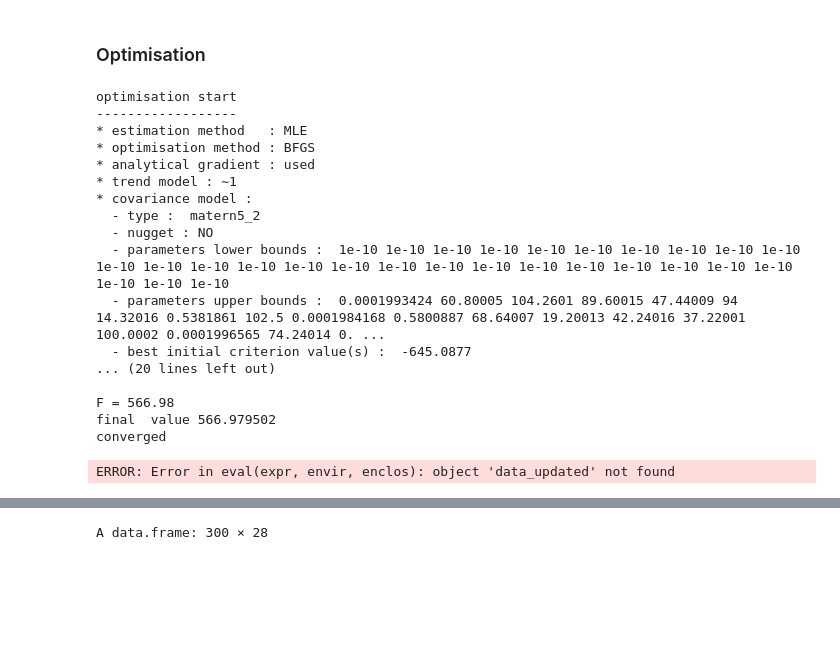
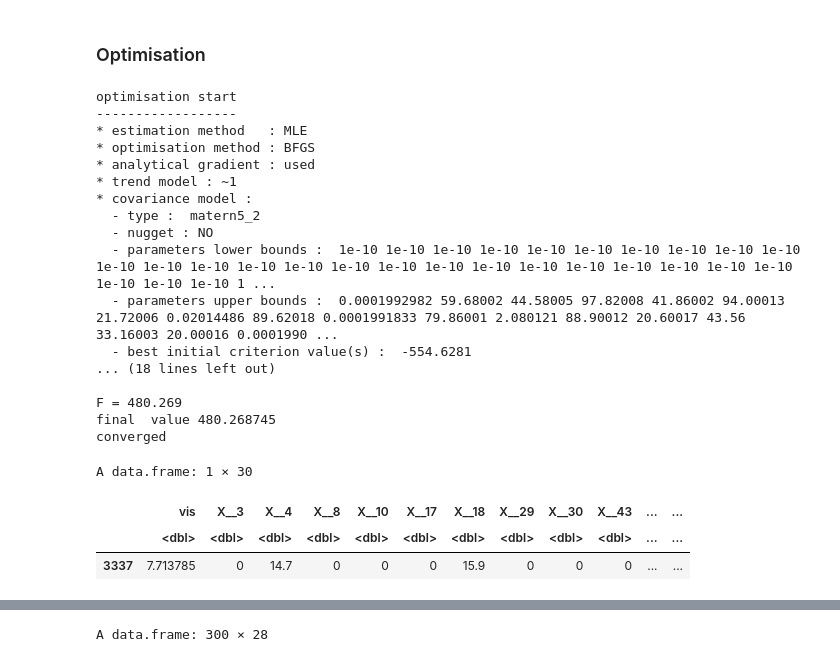
Before and after one commit to supetite/Projet-IPPON, a Jupyter notebook: Target - IMSE.ipynb, the cells around one changed output, grey strips where cells are left out. Cells and saved outputs as stored; diff of their text form; code cells hidden in the pictures; blank space fills up the shorter version.

```diff
--- a/Target - IMSE.ipynb
+++ b/Target - IMSE.ipynb
@@ -75,12 +71,12 @@ Warning message:
 # %%
 #t-IMSE STANDARD APPLIQUEE AUX DONNEES
 
-x = data[1:60,1:116]
+x = data[1:60,2:116]
 data_reduced = data[1:120,1:116]
 #des = data_reduced[c(-1)]
-shape = c(dim(data_reduced))
+shape = c(dim(data_reduced[,c(-1)]))
 noise = matrix(runif(prod(shape),min = 0.00000001,max = 0.00000002), nrow = 120)
-mod = km(formula = ~1, design = data_reduced + noise, response = data_reduced[1])
+mod = km(formula = ~1, design = data_reduced[,c(-1)] + noise, response = data_reduced[1])
 tmse_optim(x, model = mod, T = 400)
 # %% [output]
 optimisation start
@@ -114,12 +110,12 @@ converged
 Au lieu d'utiliser la fonction **tmse_optim** standard, il nous faut considerer les contraintes du simplex
 # %%
 # Initialize randomly data by index
-d = 20 #Nombre de variables gardées par Lasso
+d = 29 #Nombre de variables gardées par Lasso
 n_init = d*10
-index = sample(1:nrow(data_AIC_log),n_init)
-data_AIC_reduced = data_AIC_log[index, ] #Prendre aleatoirement n_init observations
+index = sample(1:nrow(data_lasso_log),n_init)
+data_lasso_reduced = data_lasso_log[index, ] #Prendre aleatoirement n_init observations
 
-X = data_AIC_reduced[,c(-1)]
+X = data_lasso_reduced[,c(-1)]
 # %%
 #simulation de x unifome sur [0,1] et la somme egale à 1
 simul <- function(d)
@@ -270,8 +268,7 @@ print(tmse(d,mod,T=400))
 ### Optimisation
 # %%
 #Modele initial
-noise = matrix(runif(prod(dim(X)),min = 0.0001,max = 0.0002), nrow = nrow(X))
-m0 = km(formula = ~1, design = X + noise, response = data_lasso_reduced[1],)
+m0 = km(formula = ~1, design = data_lasso_reduced[,c(-1)] + noise, response = data_lasso_reduced[,1])
 # %% [output]
 optimisation start
 ------------------
@@ -282,13 +279,13 @@ optimisation start
 * covariance model :
   - type :  matern5_2
   - nugget : NO
-  - parameters lower bounds :  1e-10 1e-10 1e-10 1e-10 1e-10 1e-10 1e-10 1e-10 1e-10 1e-10 1e-10 1e-10 1e-10 1e-10 1e-10 1e-10 1e-10 1e-10 1e-10 1e-10 1e-10 1e-10 1e-10 1e-10 1e-10 1e-10 1e-10 1e-10
-  - parameters upper bounds :  0.0001993424 60.80005 104.2601 89.60015 47.44009 94 14.32016 0.5381861 102.5 0.0001984168 0.5800887 68.64007 19.20013 42.24016 37.22001 100.0002 0.0001996565 74.24014 0. ...
-  - best initial criterion value(s) :  -645.0877
-... (20 lines left out)
+  - parameters lower bounds :  1e-10 1e-10 1e-10 1e-10 1e-10 1e-10 1e-10 1e-10 1e-10 1e-10 1e-10 1e-10 1e-10 1e-10 1e-10 1e-10 1e-10 1e-10 1e-10 1e-10 1e-10 1e-10 1e-10 1e-10 1e-10 1e-10 1e-10 1e-10 1 ...
+  - parameters upper bounds :  0.0001992982 59.68002 44.58005 97.82008 41.86002 94.00013 21.72006 0.02014486 89.62018 0.0001991833 79.86001 2.080121 88.90012 20.60017 43.56 33.16003 20.00016 0.0001990 ...
+  - best initial criterion value(s) :  -554.6281
+... (18 lines left out)
 
-F = 566.98
-final  value 566.979502
+F = 480.269
+final  value 480.268745
 converged
 # %%
 #TROUVER LE POINT LE PLUS PROCHE D'UN NOUVEAU POINT
@@ -313,12 +319,13 @@ pointProche <- function(x_new, data){
 
     return (data[argmin,])
 }
-# %%
-data = data_updated
-data_recherche = data[setdiff(1:nrow(data_lasso),index),]
-newpoint = pointProche(x_new = as.numeric(X[1,]), data = data_recherche)
-# %% [output]
-ERROR: Error in eval(expr, envir, enclos): object 'data_updated' not found
+# %%
+pointProche(X[1,],data_recherche)
+# %% [output]
+A data.frame: 1 × 30
+|  | vis | X__3 | X__4 | X__8 | X__10 | X__17 | X__18 | X__29 | X__30 | X__43 | ... | ... |
+|  | <dbl> | <dbl> | <dbl> | <dbl> | <dbl> | <dbl> | <dbl> | <dbl> | <dbl> | <dbl> | ... | ... |
+| 3337 | 7.713785 | 0 | 14.7 | 0 | 0 | 0 | 15.9 | 0 | 0 | 0 | ... | ... |
 # %%
 
 new_tmse = function(x_new){
```
Also changed, not shown: parts of 14 cells of this notebook.
